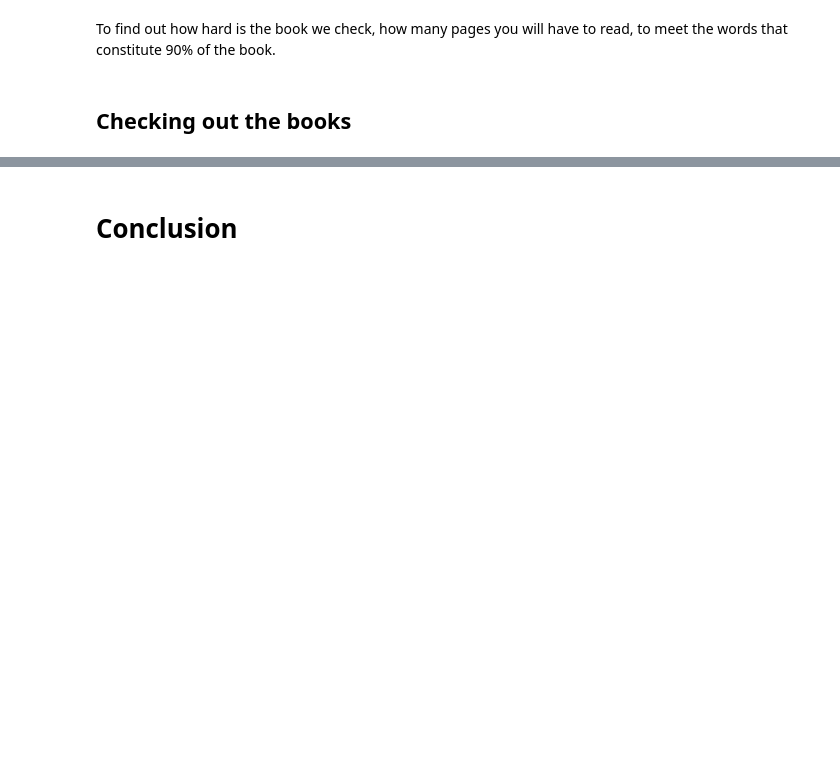
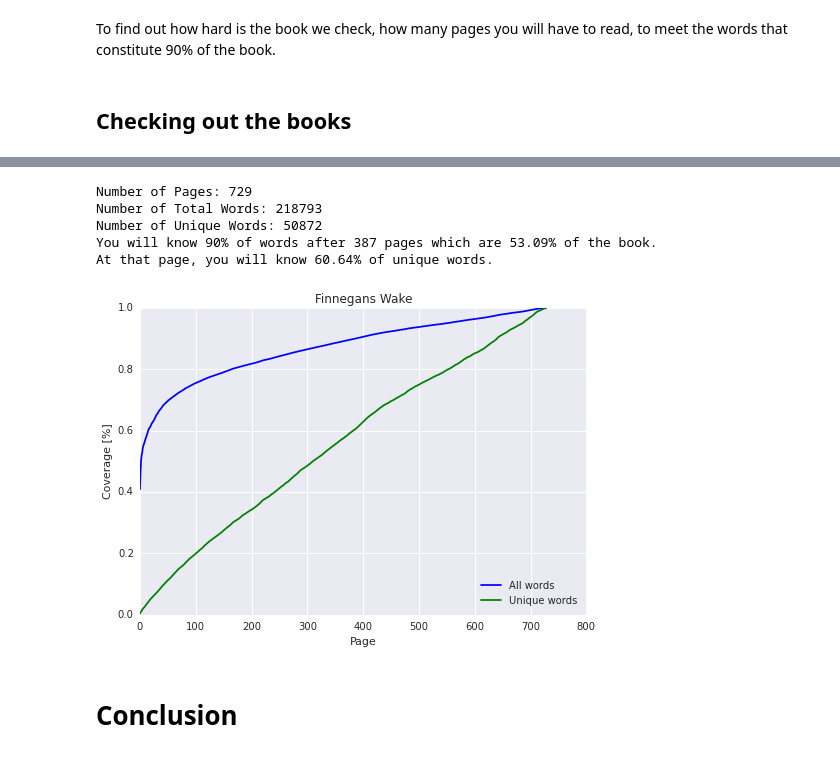
Before and after one commit to vocapouch/vocapouch-research, a Jupyter notebook: books/Book Coverage.ipynb, the cells around one changed output, grey strips where cells are left out. Cells and saved outputs as stored; diff of their text form; code cells hidden in the pictures; blank space fills up the shorter version.

Commit message:
Finnegans Wake

```diff
--- a/books/Book Coverage.ipynb
+++ b/books/Book Coverage.ipynb
@@ -43,6 +43,7 @@ def extract_words(path):
 ulysses = extract_words('ulysses.txt')
 eves_diary = extract_words('eves_diary.txt')
 the_secret_adversary = extract_words('the_secret_adversary.txt')
+finnegans = extract_words('finnegans.txt')
 # %% [markdown]
 ## Counting coverage
 
@@ -124,3 +125,12 @@ At that page, you will know 37.92% of unique words.
+# %%
+analyze_book(finnegans, title="Finnegans Wake")
+# %% [output]
+Number of Pages: 729
+Number of Total Words: 218793
+Number of Unique Words: 50872
+You will know 90% of words after 387 pages which are 53.09% of the book.
+At that page, you will know 60.64% of unique words.
+[figure, added]
 # %% [markdown]
 # Conclusion
 # %% [markdown]
```
Also changed, not shown: parts of 3 cells of this notebook, 5 other files.
